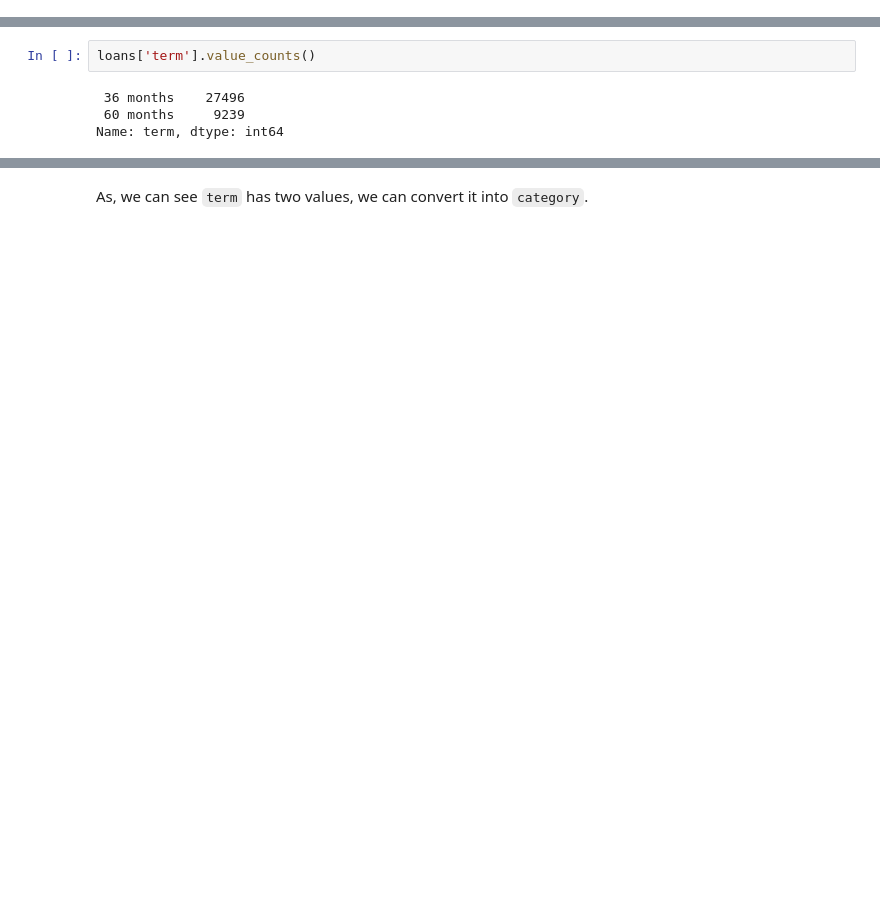
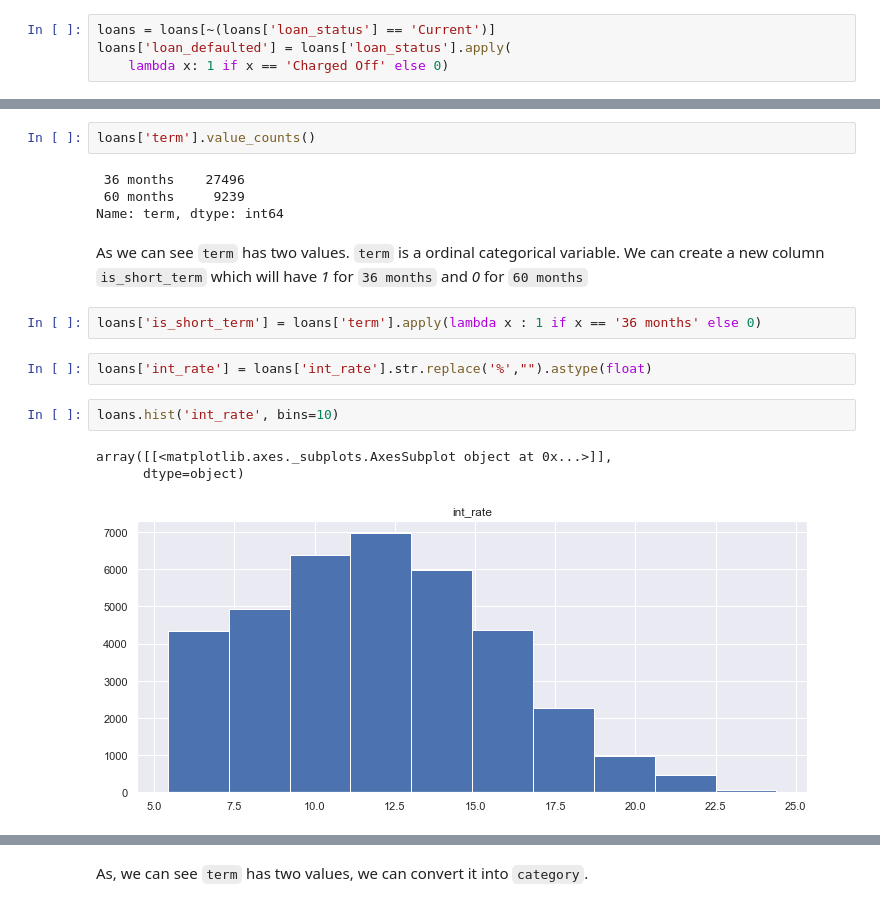
Before and after one commit to ashwanikumar04/loan-defaulter-case-study, a Jupyter notebook: ashwani_kumar.ipynb, the cells around one changed output, grey strips where cells are left out. Saved outputs shown, nothing was run; the diff lists cells and outputs as text; blank space fills up the shorter version.

```diff
--- a/ashwani_kumar.ipynb
+++ b/ashwani_kumar.ipynb
@@ -281,0 +260,4 @@ loans = loans.drop(loans.columns[loans.apply(lambda col:(len(col.unique())<=1))]
+# %%
+loans = loans[~(loans['loan_status'] == 'Current')]
+loans['loan_defaulted'] = loans['loan_status'].apply(
+    lambda x: 1 if x == 'Charged Off' else 0)
@@ -344,3 +543,15 @@ loans['term'].value_counts()
  36 months    27496
  60 months     9239
 Name: term, dtype: int64
+# %% [markdown]
+As we can see `term` has two values. `term` is a ordinal categorical variable. We can create a new column `is_short_term` which will have *1* for `36 months` and *0* for `60 months`
+# %%
+loans['is_short_term'] = loans['term'].apply(lambda x : 1 if x == '36 months' else 0)
+# %%
+loans['int_rate'] = loans['int_rate'].str.replace('%',"").astype(float)
+# %%
+loans.hist('int_rate', bins=10)
+# %% [output]
+array([[<matplotlib.axes._subplots.AxesSubplot object at 0x...>]],
+      dtype=object)
+[figure, added]
```
Also changed, not shown: parts of 80 cells of this notebook.
